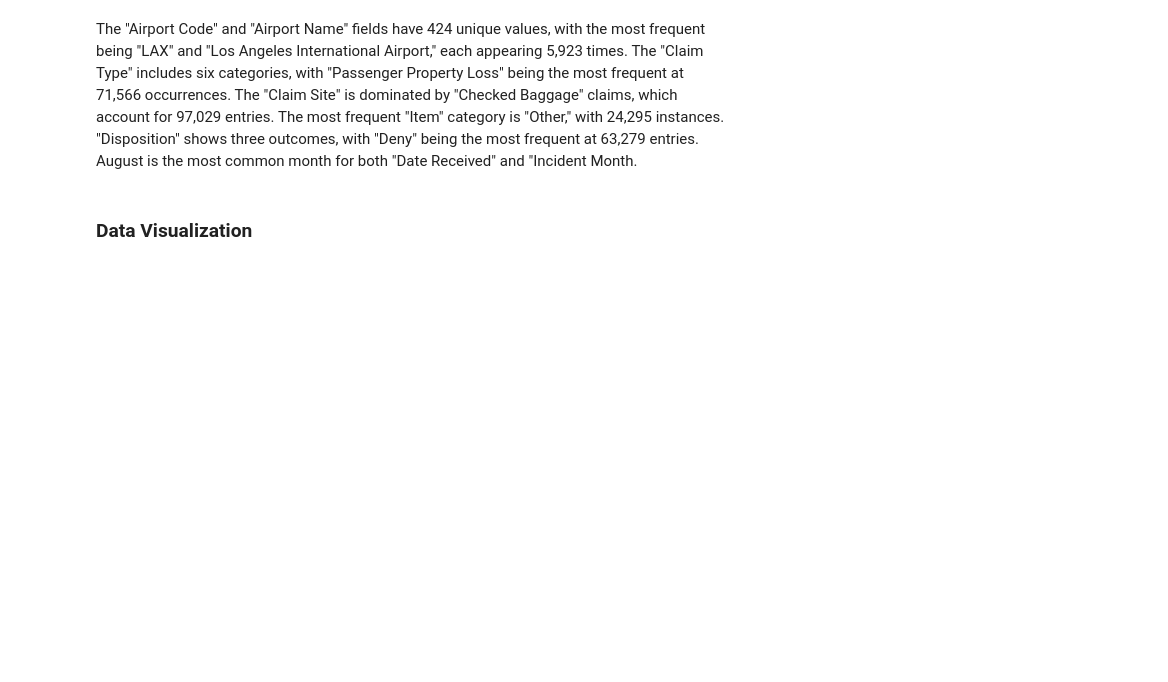
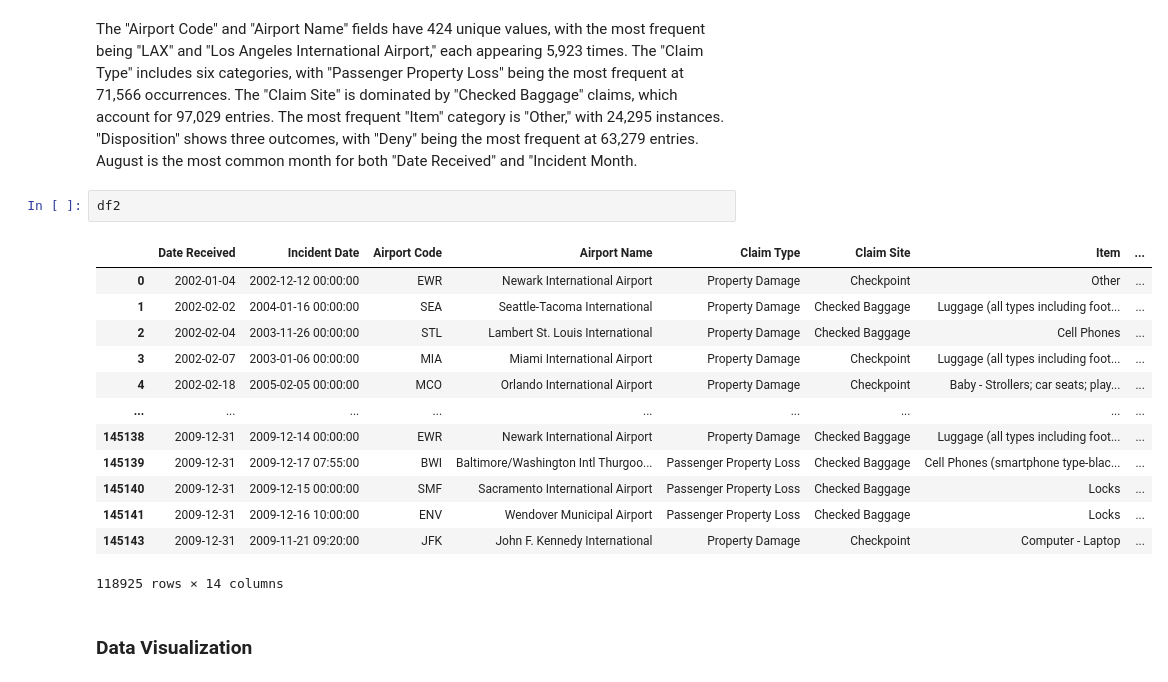
Before and after one commit to btokoli/Risk-Radar-Clustering-Airports-by-Claim-Patterns-to-Spotlight-High-Risk-Hubs, a Jupyter notebook: airportAnalysis.ipynb, the cells around one changed output. Cells and saved outputs as stored; diff of their text form; blank space fills up the shorter version.

```diff
--- a/airportAnalysis.ipynb
+++ b/airportAnalysis.ipynb
@@ -311,6 +311,22 @@ df2.describe(include="object").T
 | Incident Month | 118925 | 12 | Aug | 10694 |
 # %% [markdown]
 The "Airport Code" and "Airport Name" fields have 424 unique values, with the most frequent being "LAX" and "Los Angeles International Airport," each appearing 5,923 times. The "Claim Type" includes six categories, with "Passenger Property Loss" being the most frequent at 71,566 occurrences. The "Claim Site" is dominated by "Checked Baggage" claims, which account for 97,029 entries. The most frequent "Item" category is "Other," with 24,295 instances. "Disposition" shows three outcomes, with "Deny" being the most frequent at 63,279 entries. August is the most common month for both "Date Received" and "Incident Month.
+# %%
+df2
+# %% [output]
+|  | Date Received | Incident Date | Airport Code | Airport Name | Claim Type | Claim Site | Item | ... |
+| 0 | 2002-01-04 | 2002-12-12 00:00:00 | EWR | Newark International Airport | Property Damage | Checkpoint | Other | ... |
+| 1 | 2002-02-02 | 2004-01-16 00:00:00 | SEA | Seattle-Tacoma International | Property Damage | Checked Baggage | Luggage (all types including foot... | ... |
+| 2 | 2002-02-04 | 2003-11-26 00:00:00 | STL | Lambert St. Louis International | Property Damage | Checked Baggage | Cell Phones | ... |
+| 3 | 2002-02-07 | 2003-01-06 00:00:00 | MIA | Miami International Airport | Property Damage | Checkpoint | Luggage (all types including foot... | ... |
+| 4 | 2002-02-18 | 2005-02-05 00:00:00 | MCO | Orlando International Airport | Property Damage | Checkpoint | Baby - Strollers; car seats; play... | ... |
+| ... | ... | ... | ... | ... | ... | ... | ... | ... |
+| 145138 | 2009-12-31 | 2009-12-14 00:00:00 | EWR | Newark International Airport | Property Damage | Checked Baggage | Luggage (all types including foot... | ... |
+| 145139 | 2009-12-31 | 2009-12-17 07:55:00 | BWI | Baltimore/Washington Intl Thurgoo... | Passenger Property Loss | Checked Baggage | Cell Phones (smartphone type-blac... | ... |
+| 145140 | 2009-12-31 | 2009-12-15 00:00:00 | SMF | Sacramento International Airport | Passenger Property Loss | Checked Baggage | Locks | ... |
+| 145141 | 2009-12-31 | 2009-12-16 10:00:00 | ENV | Wendover Municipal Airport | Passenger Property Loss | Checked Baggage | Locks | ... |
+| 145143 | 2009-12-31 | 2009-11-21 09:20:00 | JFK | John F. Kennedy International | Property Damage | Checkpoint | Computer - Laptop | ... |
+118925 rows × 14 columns
 # %% [markdown]
 ### Data Visualization
 # %%
```
Also changed, not shown: parts of 8 cells of this notebook.
